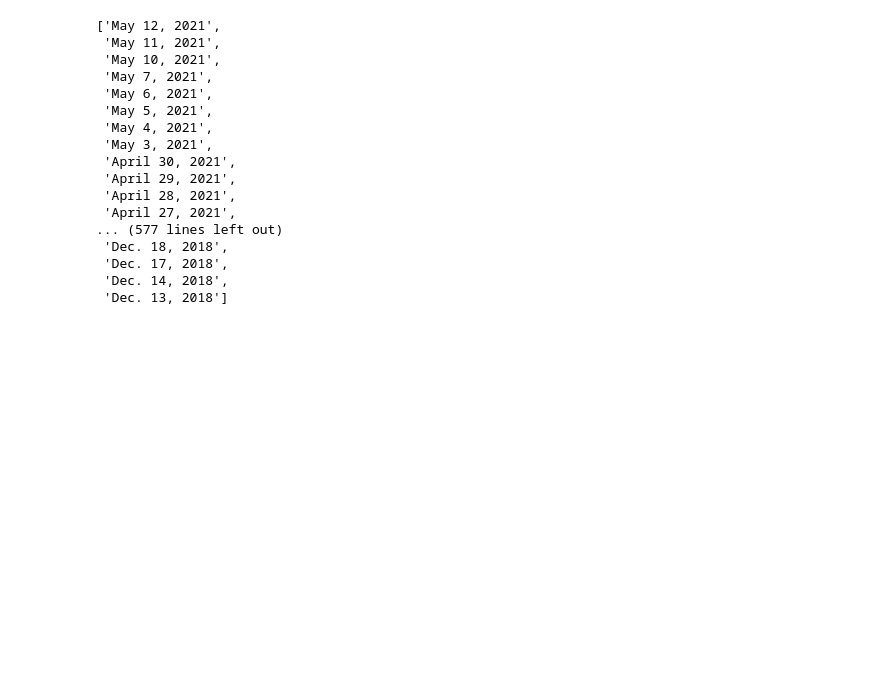
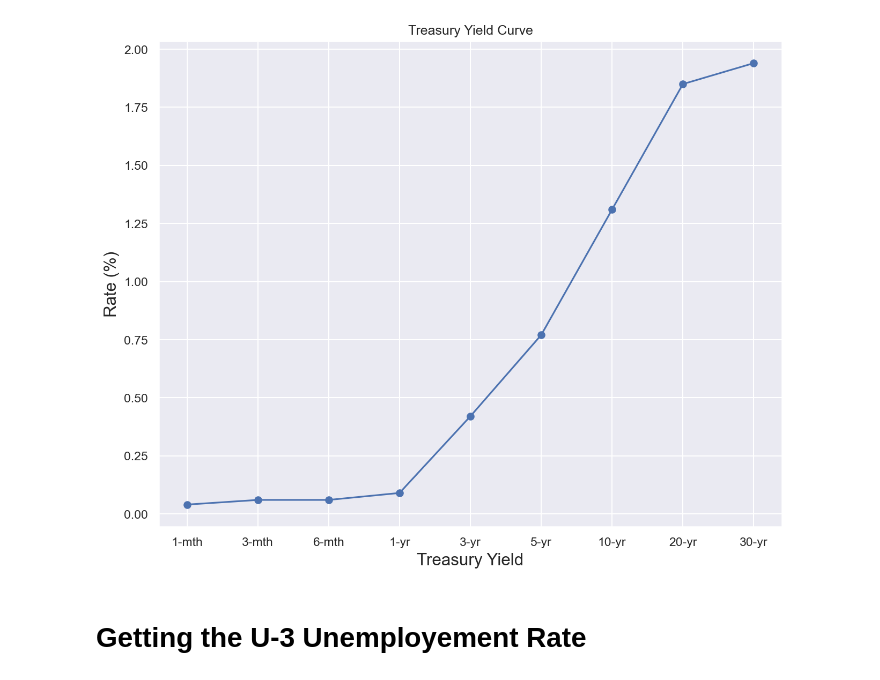
Before and after one commit to faithfulalabi/Economic_Indicators, a Jupyter notebook: Economic_Indicators.ipynb, the cells around one changed output. Drawn from its saved outputs; the diff is of its cells as text; code cells hidden in the pictures; blank space fills up the shorter version.

```diff
--- a/Economic_Indicators.ipynb
+++ b/Economic_Indicators.ipynb
@@ -73,20 +112,47 @@ for i in search[:2372]:
+# %%
+def get_yield_curve():
+
+    # gets & formats all the treasury rates data needed
+    rate_1m,date_1m = format_treasury_rates('https://ycharts.com/indicators/1_month_treasury_rate')
+    rate_3m,date_3m = format_treasury_rates('https://ycharts.com/indicators/3_month_treasury_rate')
+    rate_6m,date_6m = format_treasury_rates('https://ycharts.com/indicators/6_month_treasury_rate')
+    rate_1,date_1 = format_treasury_rates('https://ycharts.com/indicators/1_year_treasury_rate')
+    rate_3,date_3 = format_treasury_rates('https://ycharts.com/indicators/3_year_treasury_rate')
+    rate_5,date_5 = format_treasury_rates('https://ycharts.com/indicators/5_year_treasury_rate')
+    rate_10,date_10 = format_treasury_rates('https://ycharts.com/indicators/10_year_treasury_rate')
+    rate_20,date_20 = format_treasury_rates('https://ycharts.com/indicators/20_year_treasury_rate')
+    rate_30,date_30 = format_treasury_rates('https://ycharts.com/indicators/30_year_treasury_rate')
+
+    # combines all the rates to a single df
+    df_rates = pd.DataFrame()
+    df_rates['1-mth'] = rate_1m.apply(float)
+    df_rates['3-mth'] = rate_3m.apply(float)
+    df_rates['6-mth'] = rate_6m.apply(float)
+    df_rates['1-yr'] = rate_1.apply(float)
+    df_rates['3-yr'] = rate_3.apply(float)
+    df_rates['5-yr'] = rate_5.apply(float)
+    df_rates['10-yr'] = rate_10.apply(float)
+    df_rates['20-yr'] = rate_20.apply(float)
+    df_rates['30-yr'] = rate_30.apply(float)
+
+    # adds a data column using the 1month dates because all the dates are the same & makes it datetime
+    df_rates['date'] = date_1
+    df_rates.index = df_rates['date'].apply(pd.to_datetime)
+
+    # stores the most recent treasury rates
+    yield_curve = df_rates.iloc[0,:-1]
+    # plots the yield curve
+    sns.set_theme(style='darkgrid')
+    plt.figure(figsize=(10,8),dpi=150)
+    plt.plot(yield_curve, linestyle='-',marker='o')
+    plt.ylabel('Rate (%)',size=15)
+    plt.xlabel('Treasury Yield',size=15)
+    plt.title('Treasury Yield Curve')
+    plt.savefig("Treasury_Yield_Curve.png")
+    plt.show()
 # %%
-data
+get_yield_curve()
 # %% [output]
-['May 12, 2021',
- 'May 11, 2021',
- 'May 10, 2021',
- 'May 7, 2021',
- 'May 6, 2021',
- 'May 5, 2021',
- 'May 4, 2021',
- 'May 3, 2021',
- 'April 30, 2021',
- 'April 29, 2021',
- 'April 28, 2021',
- 'April 27, 2021',
-... (577 lines left out)
- 'Dec. 18, 2018',
- 'Dec. 17, 2018',
- 'Dec. 14, 2018',
- 'Dec. 13, 2018']
+[figure, added]
+# %% [markdown]
+# Getting the U-3 Unemployement Rate
```
Also changed, not shown: parts of 16 cells of this notebook, 5 other files.
